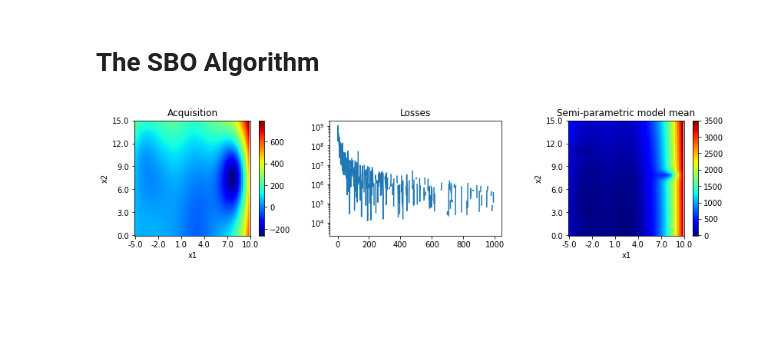
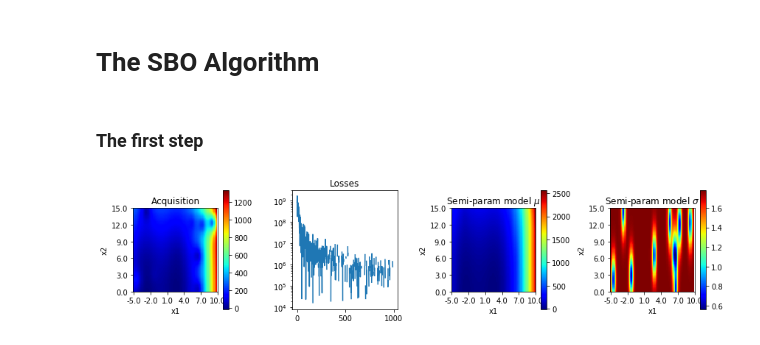
Before and after one commit to tomaslaz/handybox, a Jupyter notebook: BO/branin_hoo_pyro_sbo.ipynb, the cells around one changed output. Cells and saved outputs as stored; diff of their text form; code cells hidden in the pictures; blank space fills up the shorter version.

```diff
--- a/BO/branin_hoo_pyro_sbo.ipynb
+++ b/BO/branin_hoo_pyro_sbo.ipynb
@@ -261,6 +254,34 @@ def next_x(num_candidates=5):
     argmin = torch.min(torch.cat(values), dim=0)[1].item()
 
     return candidates[argmin]
+# %%
+def plot_model():
+    plt.figure(figsize=(12,3))
+
+    # Acquisition function
+    plt.subplot(1,4,1)
+    plt.title("Acquisition")
+    with torch.no_grad():
+        plot_function(acquisition_func)
+
+    # Losses
+    plt.subplot(1,4,2)
+    plt.title("Losses")
+    plt.semilogy(losses);
+
+    # Semi-param model mu
+    plt.subplot(1,4,3)
+    plt.title("Semi-param model $\mu$")
+    with torch.no_grad():
+        plot_function(lambda X: semi_parametric(X)[0])
+
+    # Semi-param model sigma
+    plt.subplot(1,4,4)
+    plt.title("Semi-param model $\sigma$")
+    with torch.no_grad():
+        plot_function(lambda X: semi_parametric(X)[1])
+
+    plt.tight_layout();
 # %% [markdown]
 ### Updating posterior
 # %%
@@ -302,27 +300,4 @@ def update_posterior(x_new):
 # %% [markdown]
 # The SBO Algorithm
-# %%
-losses = perform_opti_step()
-
-plt.figure(figsize=(12,3))
-
-# Acquisition function
-plt.subplot(1,3,1)
-plt.title("Acquisition")
-with torch.no_grad():
-    plot_function(acquisition_func)
-
-# Losses
-plt.subplot(1,3,2)
-plt.title("Losses")
-plt.semilogy(losses);
-
-# Updated GP
-plt.subplot(1,3,3)
-plt.title("Semi-parametric model mean")
-with torch.no_grad():
-    plot_function(lambda X: semi_parametric(X)[0])
-
-plt.tight_layout();
-# %% [output]
-[figure, removed]
+# %% [markdown]
+### The first step
@@ -329 +306,5 @@ plt.tight_layout();
+# %%
+plot_model()
+# %% [output]
+[figure, added]
 # %%
```
Also changed, not shown: parts of 6 cells of this notebook.
